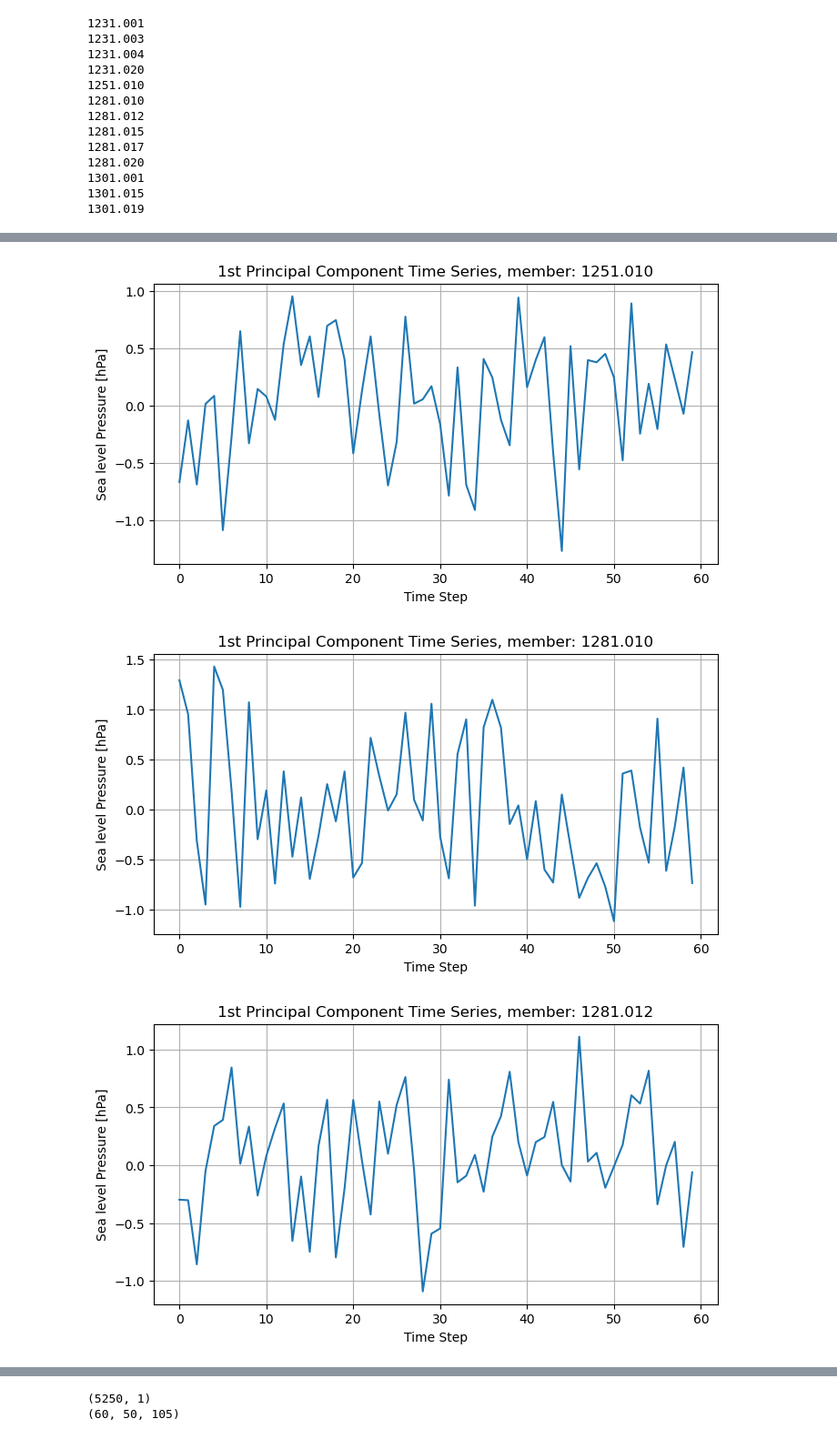
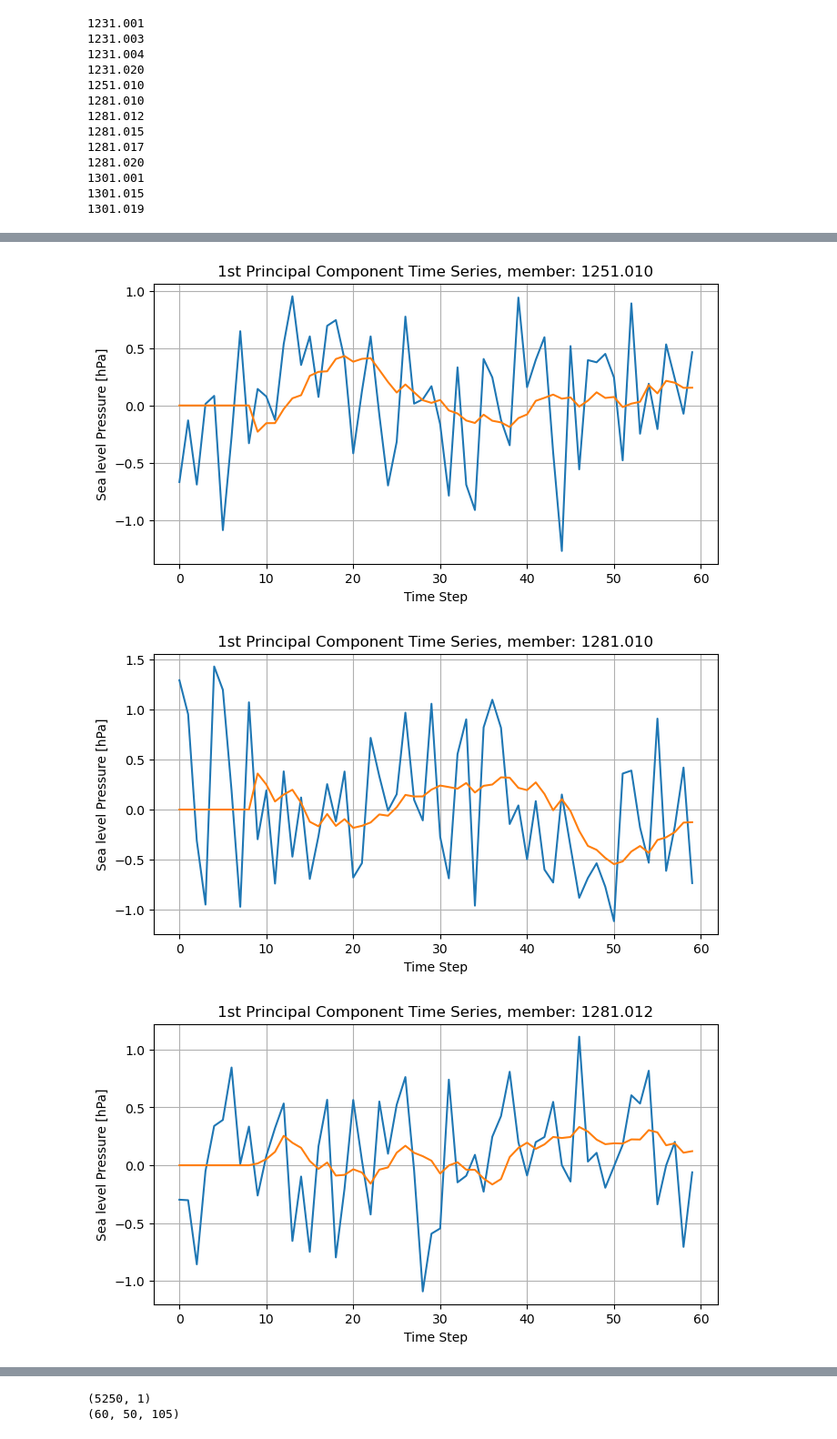
Before and after one commit to inagler/current, a Jupyter notebook: NAO.ipynb, the cells around one changed output, grey strips where cells are left out. Shown at 91% size. Drawn from its saved outputs; the diff is of its cells as text; code cells hidden in the pictures.

Commit message:
develop cummulative NAO index

```diff
--- a/NAO.ipynb
+++ b/NAO.ipynb
@@ -254,13 +285,19 @@ for file in psl_files:
     # Generate x-axis values (assuming each time step corresponds to an index)
     time_steps = range(len(first_principal_component))
 
+    # Calculate the moving average
+    window_size = 10
+    moving_avg = np.convolve(first_principal_component, np.ones(window_size)/window_size, mode='valid')
+    moving_avg = np.concatenate((np.zeros(9), moving_avg))
+
     # Plot the 1st principal component time series
     plt.figure(figsize=(8, 4))
-    plt.plot(time_steps, first_principal_component*1e-2)
+    plt.plot(time_steps, first_principal_component * 1e-2, label='Original Time Series')
+    plt.plot(time_steps, moving_avg * 1e-2, label='10-Year Moving Average NAO Index')
     plt.title('1st Principal Component Time Series, member: '+str(file[-11:-3]))
     plt.xlabel('Time Step')
     plt.ylabel('Sea level Pressure [hPa]')
     plt.grid(True)
-    #plt.show()
-    plt.savefig(os.path.expanduser('~/phase1_CONDA/results/')+'NAO_index_'+str(file[-11:-3])+'.png', bbox_inches='tight', dpi=300)
+    plt.show()
+    #plt.savefig(os.path.expanduser('~/phase1_CONDA/results/')+'NAO_index_'+str(file[-11:-3])+'.png', bbox_inches='tight', dpi=300)
 # %% [output]
@@ -271,3 +308,3 @@ for file in psl_files:
-[figure, old version]
+[figure, new version]
-[figure, old version]
+[figure, new version]
-[figure, old version]
+[figure, new version]
```
Also changed, not shown: parts of 7 cells of this notebook.
